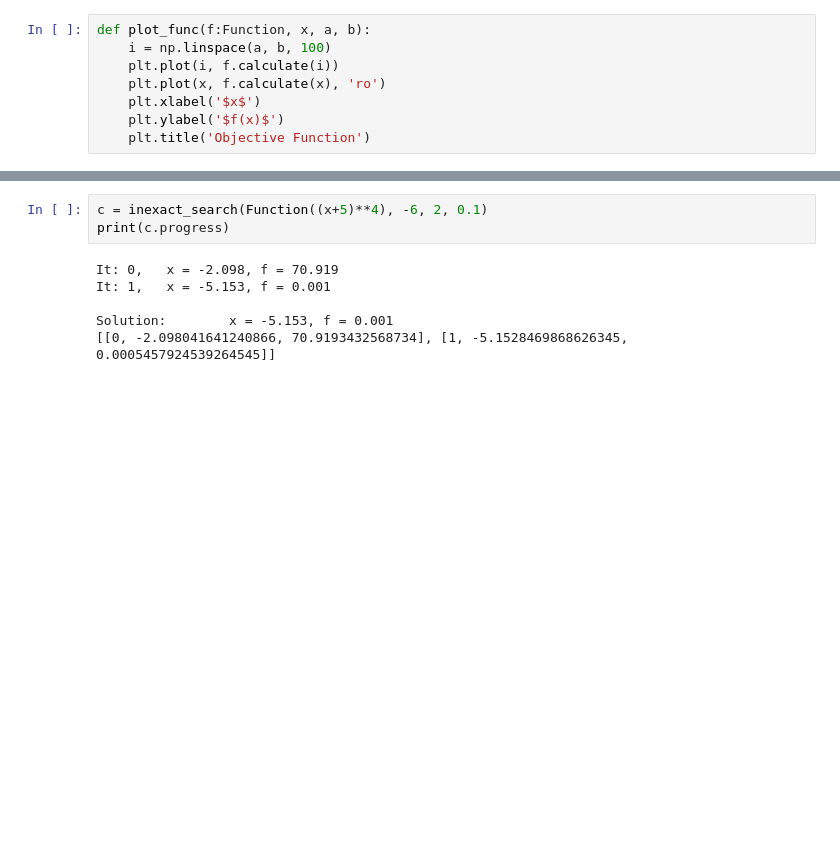
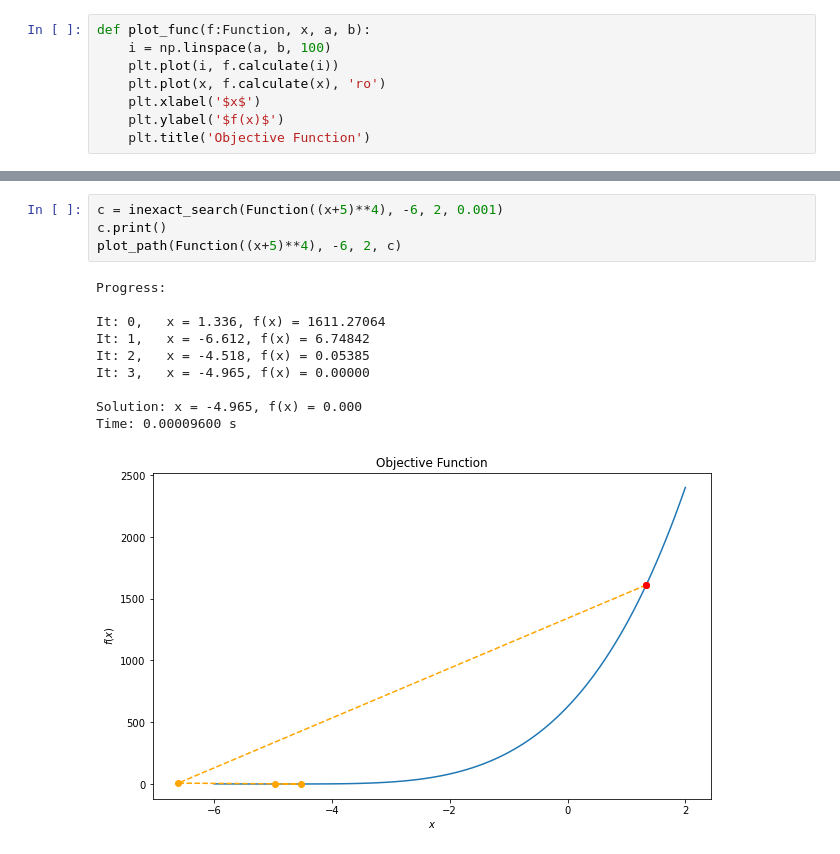
Before and after one commit to stepthenuke/met_opt_mipt, a Jupyter notebook: armijo_rule.ipynb, the cells around one changed output, grey strips where cells are left out. Drawn from its saved outputs; the diff is of its cells as text; blank space fills up the shorter version.

```diff
--- a/armijo_rule.ipynb
+++ b/armijo_rule.ipynb
@@ -114,10 +116,16 @@ Solution:        x = 0.000, f = 0.000
 # %%
-c = inexact_search(Function((x+5)**4), -6, 2, 0.1)
-print(c.progress)
+c = inexact_search(Function((x+5)**4), -6, 2, 0.001)
+c.print()
+plot_path(Function((x+5)**4), -6, 2, c)
 # %% [output]
-It: 0,   x = -2.098, f = 70.919
-It: 1,   x = -5.153, f = 0.001
+Progress:
 
-Solution:        x = -5.153, f = 0.001
-[[0, -2.098041641240866, 70.9193432568734], [1, -5.1528469868626345, 0.0005457924539264545]]
+It: 0,   x = 1.336, f(x) = 1611.27064
+It: 1,   x = -6.612, f(x) = 6.74842
+It: 2,   x = -4.518, f(x) = 0.05385
+It: 3,   x = -4.965, f(x) = 0.00000
+
+Solution: x = -4.965, f(x) = 0.000
+Time: 0.00009600 s
+[figure, added]
 # %%
```
Also changed, not shown: parts of 8 cells of this notebook.
